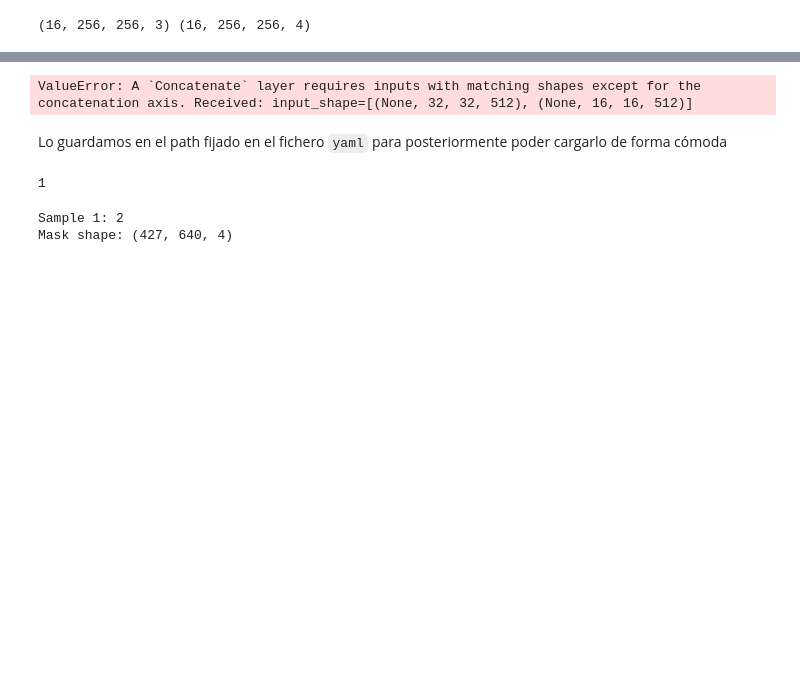
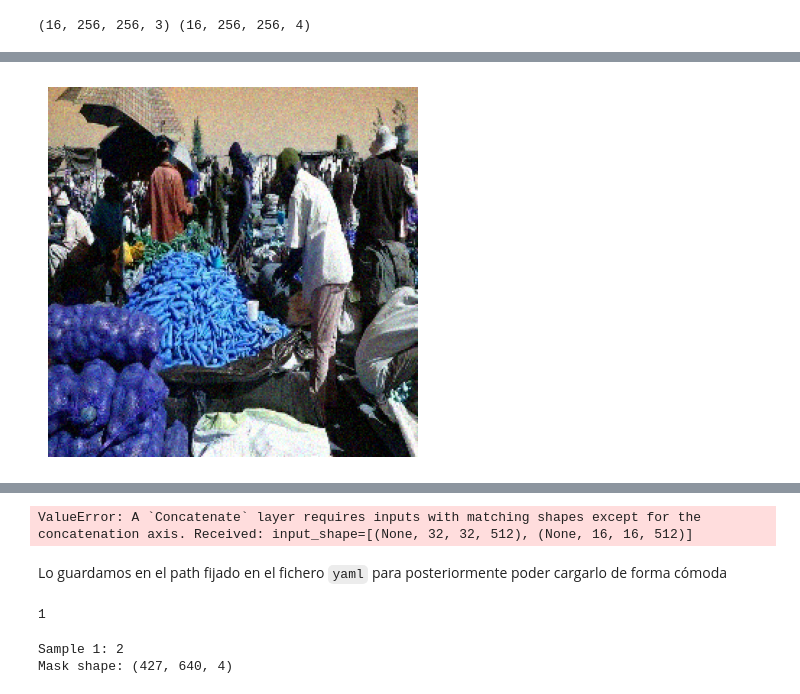
Before and after one commit to rucasca/TFM, a Jupyter notebook: src/data_preprocessing.ipynb, the cells around one changed output, grey strips where cells are left out. Cells and saved outputs as stored; diff of their text form; code cells hidden in the pictures; blank space fills up the shorter version.

```diff
--- a/src/data_preprocessing.ipynb
+++ b/src/data_preprocessing.ipynb
@@ -492,0 +491,17 @@ for batch in dataset.take(1):
+# %%
+# Load dataset
+dataset = tf.data.TFRecordDataset(tfrecord_path_test)
+dataset = dataset.map(parse_tfrecord, num_parallel_calls=tf.data.AUTOTUNE)
+
+dataset = dataset.padded_batch(
+    batch_size=16,
+    padding_values=(tf.constant(0.0, dtype=tf.float32),  # Image padding (float32)
+                    tf.constant(0, dtype=tf.uint8)),     # Mask padding (uint8)
+    padded_shapes=([None, None, 3], [None, None, N_CLASSES])
+)
+
+dataset = dataset.prefetch(tf.data.AUTOTUNE)
+
+# Use in training
+for batch in dataset.take(1):
+    print(batch[0].shape, batch[1].shape)
@@ -721,0 +716,11 @@ visualize_predictions(x_val, y_true=y_val, y_pred=y_pred, num_classes=num_classe
+# %%
+tfrecord_path = "dataset_test.tfrecord"
+
+# Load the dataset
+dataset = load_dataset(tfrecord_path, batch_size=16)
+
+# Get a single batch from the dataset
+for sample_batch in dataset.take(1):  # Take the first batch
+    sample_input = sample_batch[0]  # Assuming first element is input features
+    prediction_input = sample_batch[1]
+    break  # Stop after first batch
@@ -721,0 +731,6 @@ visualize_predictions(x_val, y_true=y_val, y_pred=y_pred, num_classes=num_classe
+# %%
+plt.imshow(sample_input[3,:,:,:])
+plt.axis("off")  # Hide axis
+plt.show()
+# %% [output]
+[figure, added]
```
Also changed, not shown: parts of 22 cells of this notebook.
